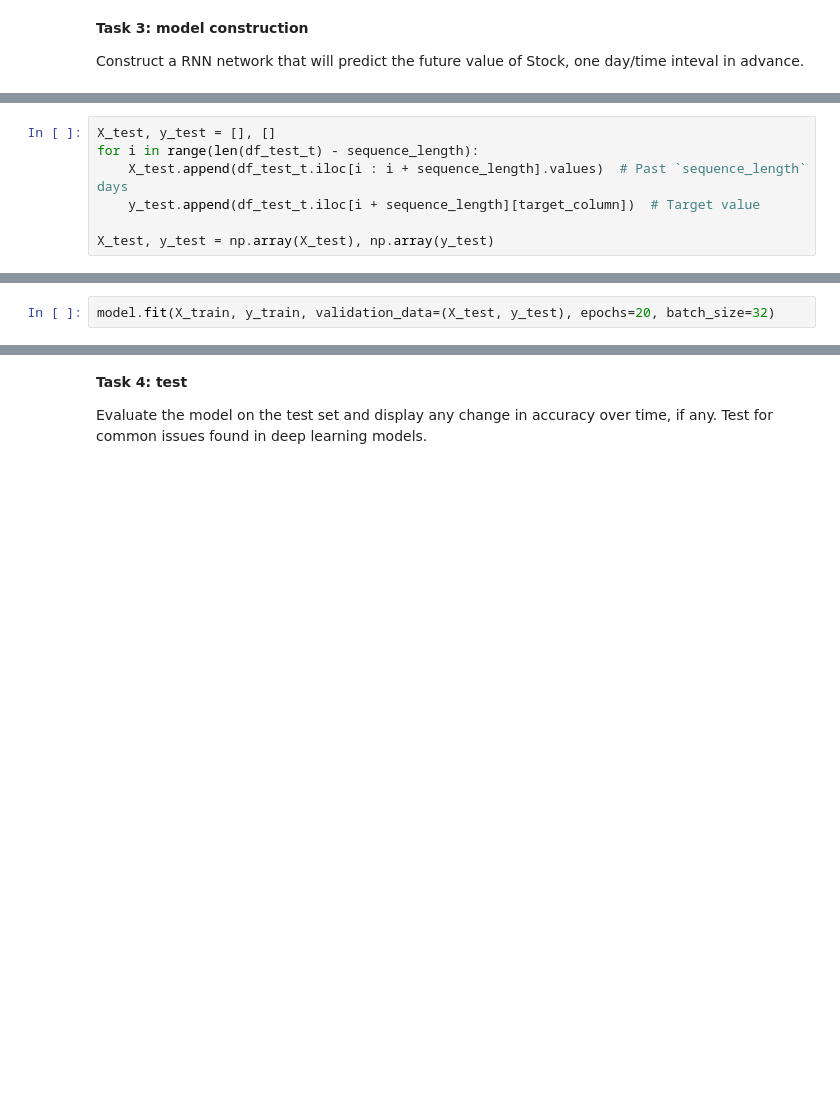
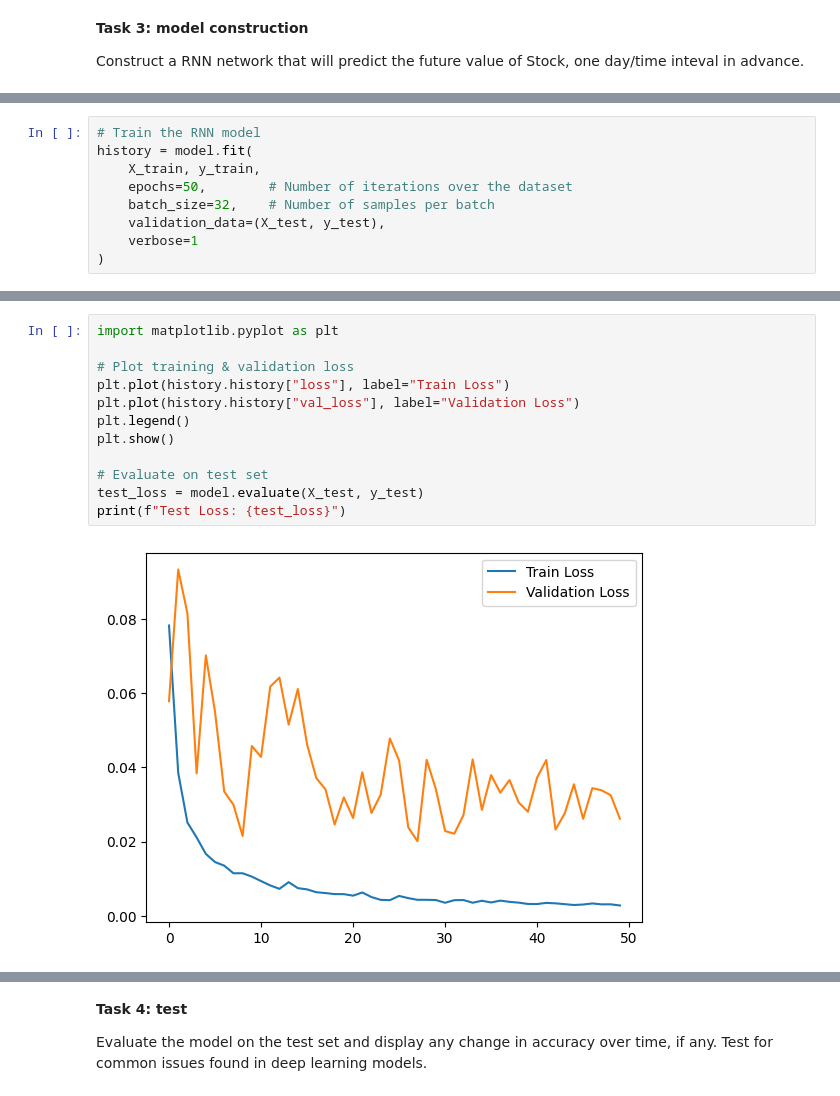
Before and after one commit to Noonansean1/CS5004, a Jupyter notebook: e-tivity2/Etivity2_23300159.ipynb, the cells around one changed output, grey strips where cells are left out. Drawn from its saved outputs; the diff is of its cells as text; blank space fills up the shorter version.

```diff
--- a/e-tivity2/Etivity2_23300159.ipynb
+++ b/e-tivity2/Etivity2_23300159.ipynb
@@ -238,8 +243 @@ X_train, y_train = np.array(X_train), np.array(y_train)
-# %%
-X_test, y_test = [], []
-for i in range(len(df_test_t) - sequence_length):
-    X_test.append(df_test_t.iloc[i : i + sequence_length].values)  # Past `sequence_length` days
-    y_test.append(df_test_t.iloc[i + sequence_length][target_column])  # Target value
-
-X_test, y_test = np.array(X_test), np.array(y_test)
 # %%
@@ -274,4 +279,2 @@ Trainable params: 7553 (29.50 KB)
 Non-trainable params: 0 (0.00 Byte)
 _________________________________________________________________
-# %%
-model.fit(X_train, y_train, validation_data=(X_test, y_test), epochs=20, batch_size=32)
@@ -296,0 +281,9 @@ Epoch 20/20
+# %%
+# Train the RNN model
+history = model.fit(
+    X_train, y_train,
+    epochs=50,        # Number of iterations over the dataset
+    batch_size=32,    # Number of samples per batch
+    validation_data=(X_test, y_test),
+    verbose=1
+)
@@ -296,0 +308,14 @@ Epoch 20/20
+# %%
+import matplotlib.pyplot as plt
+
+# Plot training & validation loss
+plt.plot(history.history["loss"], label="Train Loss")
+plt.plot(history.history["val_loss"], label="Validation Loss")
+plt.legend()
+plt.show()
+
+# Evaluate on test set
+test_loss = model.evaluate(X_test, y_test)
+print(f"Test Loss: {test_loss}")
+# %% [output]
+[figure, added]
```
Also changed, not shown: parts of 17 cells of this notebook.
